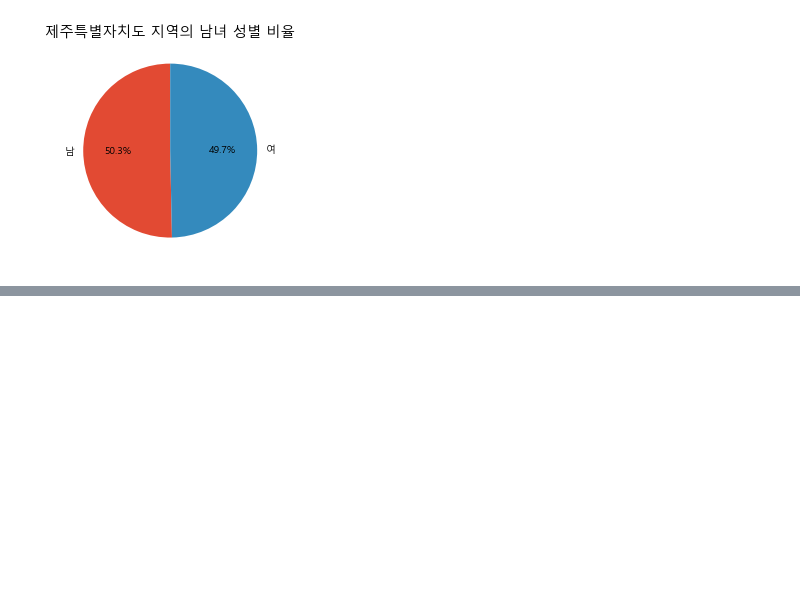
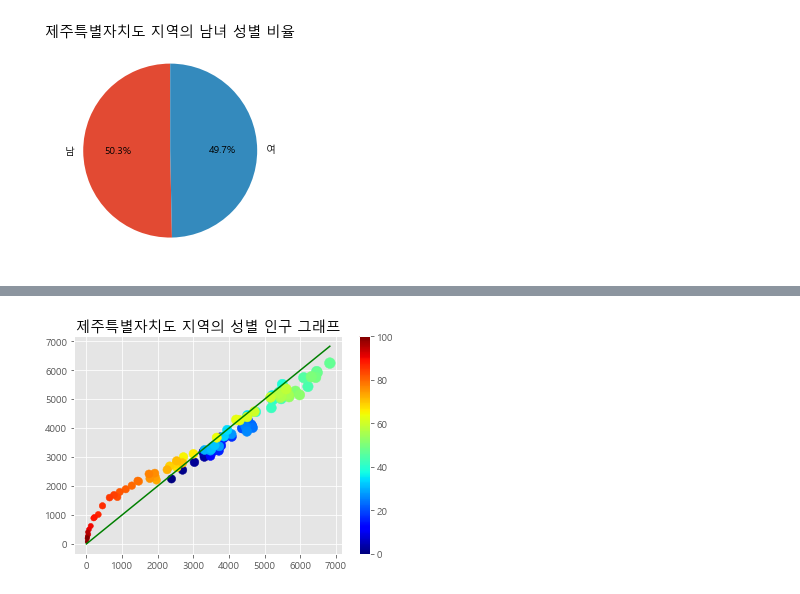
Before and after one commit to YunDH218/data_analysis, a Jupyter notebook: 인구 공공데이터.ipynb, the cells around one changed output, grey strips where cells are left out. Saved outputs shown, nothing was run; the diff lists cells and outputs as text; code cells hidden in the pictures; blank space fills up the shorter version.

```diff
--- a/인구 공공데이터.ipynb
+++ b/인구 공공데이터.ipynb
@@ -163,0 +210,33 @@ plt.show()
+# %%
+# 제주도의 연령대별 성별비율을 산점도로 표현하기
+"""
+점의 위치 - 연령대별 남녀 성비
+점의 색상 - 연령대
+점의 크기 - 연령대별 인구 수
+"""
+import csv
+import math
+f = open('gender.csv')
+data = csv.reader(f)
+m = []
+f = []
+size = []
+
+for row in data:
+    if '제주특별자치도' in row[0]:
+        for i in range(3, 104):
+            m.append(int(row[i].replace(',', '')))
+            f.append(int(row[i+103].replace(',', '')))
+            size.append(math.sqrt(int(row[i].replace(',', '')) + int(row[i+103].replace(',', ''))))
+        break
+
+import matplotlib.pyplot as plt
+plt.style.use('ggplot')
+plt.rc('font', family='Malgun Gothic')
+plt.title('제주특별자치도 지역의 성별 인구 그래프')
+plt.scatter(m, f, s=size, c=range(101), cmap='jet')
+plt.colorbar()  # 컬러바 추가
+plt.plot(range(max(m)), range(max(m)), 'g')  # 추세선 추가
+plt.show()
+# %% [output]
+[figure, added]
```
Also changed, not shown: parts of 3 cells of this notebook, 3 other files.
